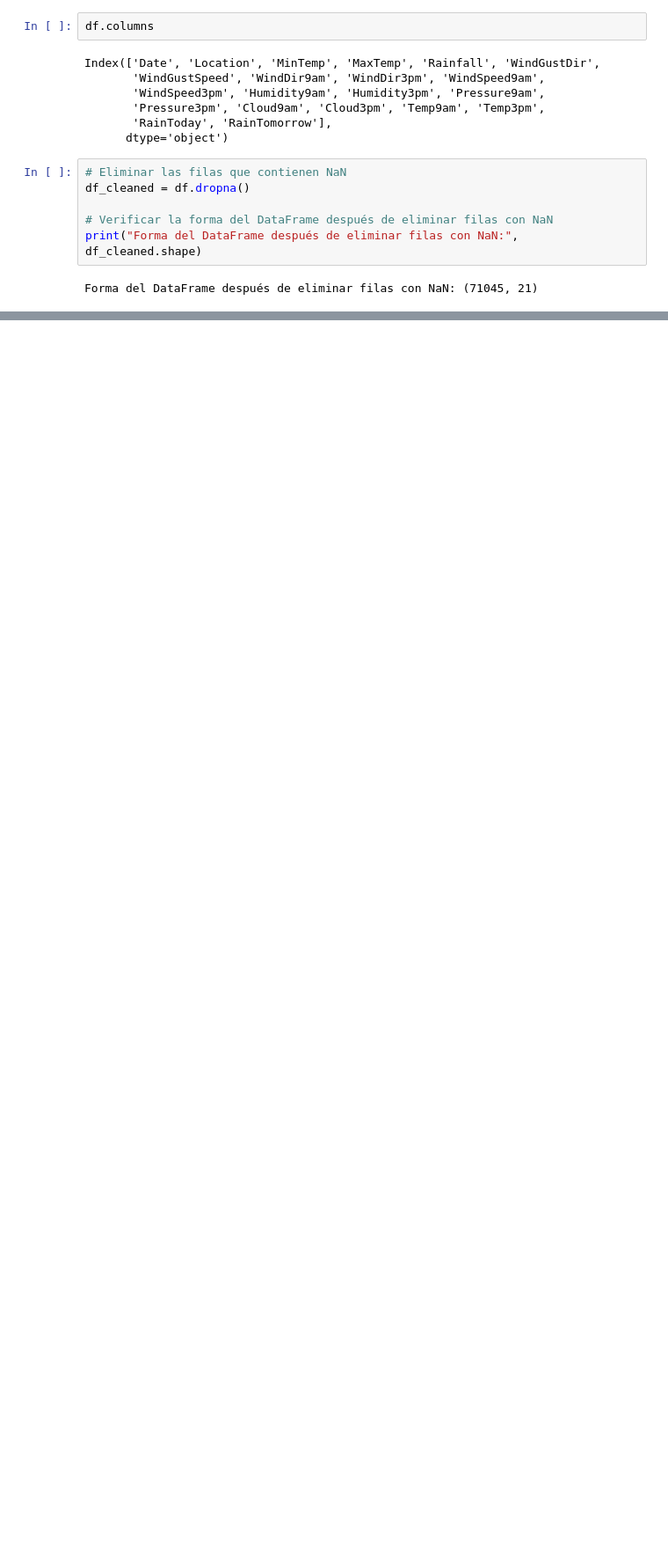
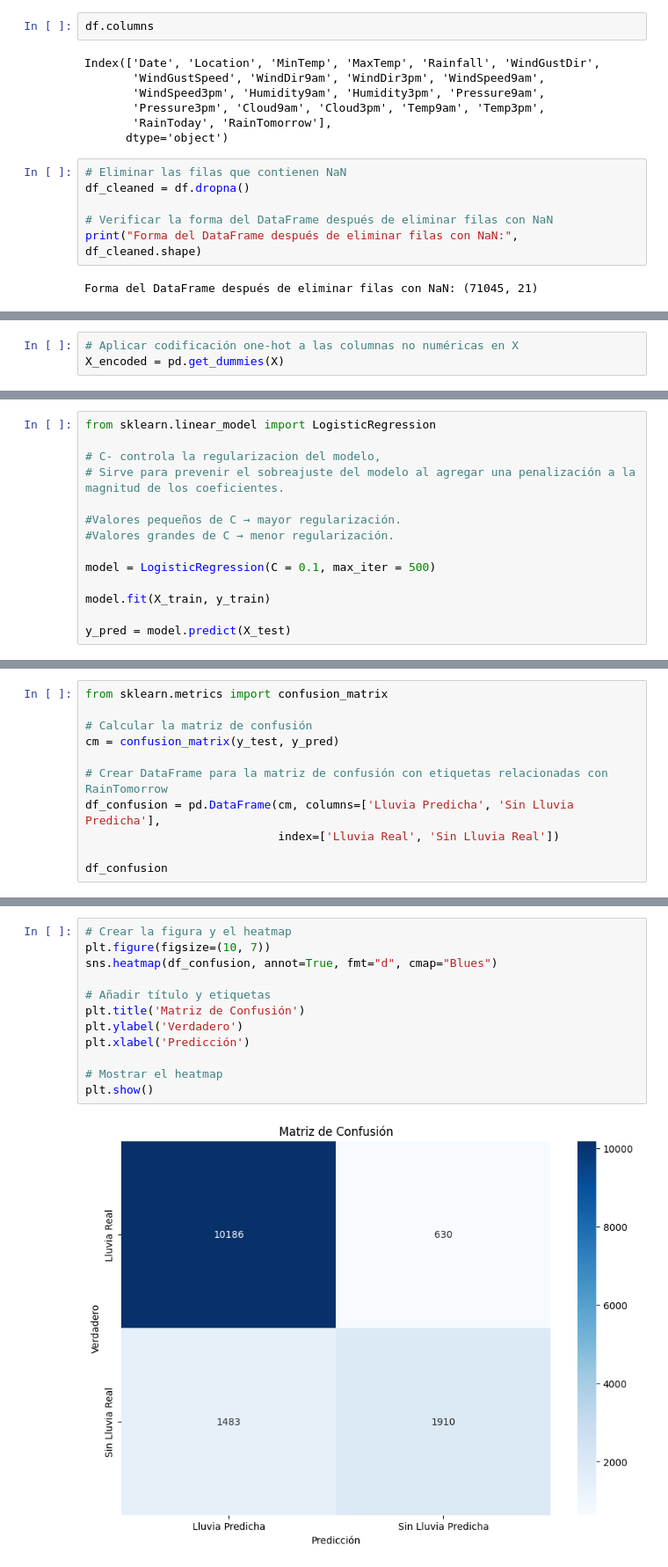
Before and after one commit to emiliosolanoo21/HDT6_MD, a Jupyter notebook: HDT6.ipynb, the cells around one changed output, grey strips where cells are left out. Shown: that part at 88% size. Saved outputs shown, nothing was run; the diff lists cells and outputs as text; blank space fills up the shorter version.

```diff
--- a/HDT6.ipynb
+++ b/HDT6.ipynb
@@ -220,0 +287,3 @@ plt.show()
+# %%
+# Aplicar codificación one-hot a las columnas no numéricas en X
+X_encoded = pd.get_dummies(X)
@@ -220,0 +330,14 @@ plt.show()
+# %%
+from sklearn.linear_model import LogisticRegression
+
+# C- controla la regularizacion del modelo,
+# Sirve para prevenir el sobreajuste del modelo al agregar una penalización a la magnitud de los coeficientes.
+
+#Valores pequeños de C → mayor regularización.
+#Valores grandes de C → menor regularización.
+
+model = LogisticRegression(C = 0.1, max_iter = 500)
+
+model.fit(X_train, y_train)
+
+y_pred = model.predict(X_test)
@@ -220,0 +403,11 @@ plt.show()
+# %%
+from sklearn.metrics import confusion_matrix
+
+# Calcular la matriz de confusión
+cm = confusion_matrix(y_test, y_pred)
+
+# Crear DataFrame para la matriz de confusión con etiquetas relacionadas con RainTomorrow
+df_confusion = pd.DataFrame(cm, columns=['Lluvia Predicha', 'Sin Lluvia Predicha'],
+                            index=['Lluvia Real', 'Sin Lluvia Real'])
+
+df_confusion
@@ -220,0 +418,14 @@ plt.show()
+# %%
+# Crear la figura y el heatmap
+plt.figure(figsize=(10, 7))
+sns.heatmap(df_confusion, annot=True, fmt="d", cmap="Blues")
+
+# Añadir título y etiquetas
+plt.title('Matriz de Confusión')
+plt.ylabel('Verdadero')
+plt.xlabel('Predicción')
+
+# Mostrar el heatmap
+plt.show()
+# %% [output]
+[figure, added]
```
Also changed, not shown: parts of 23 cells of this notebook.
